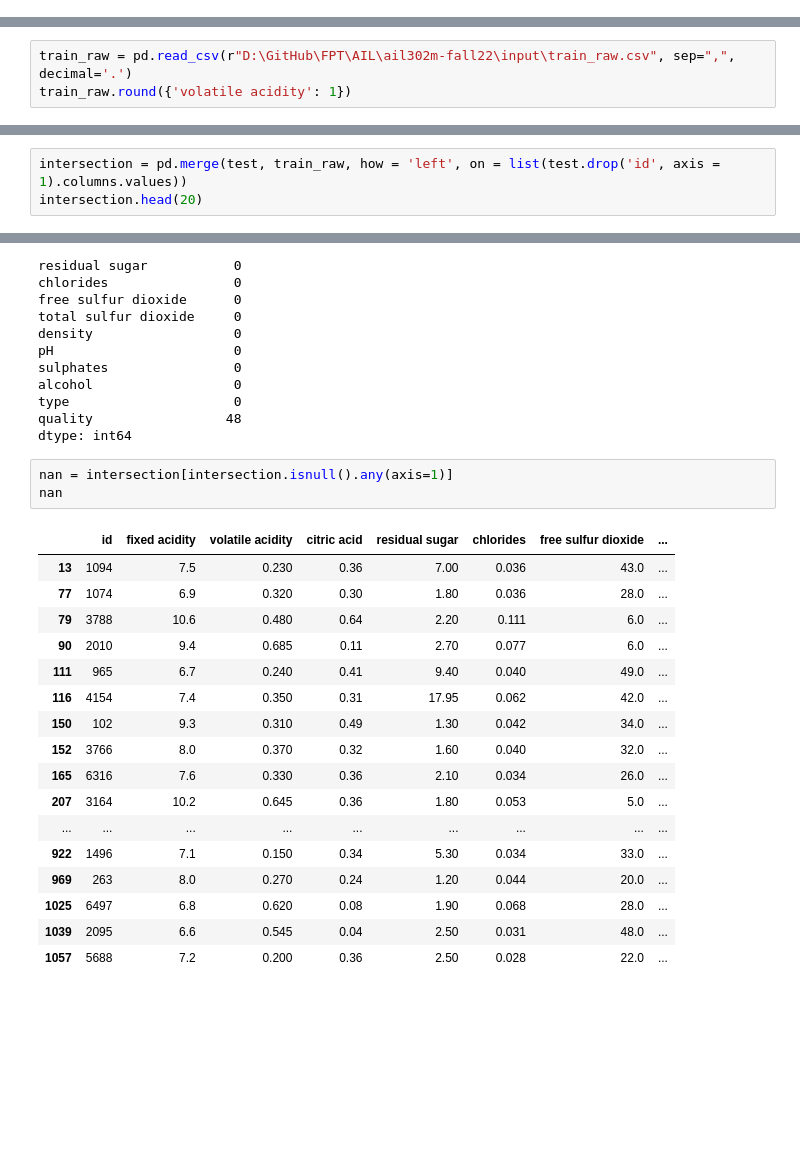
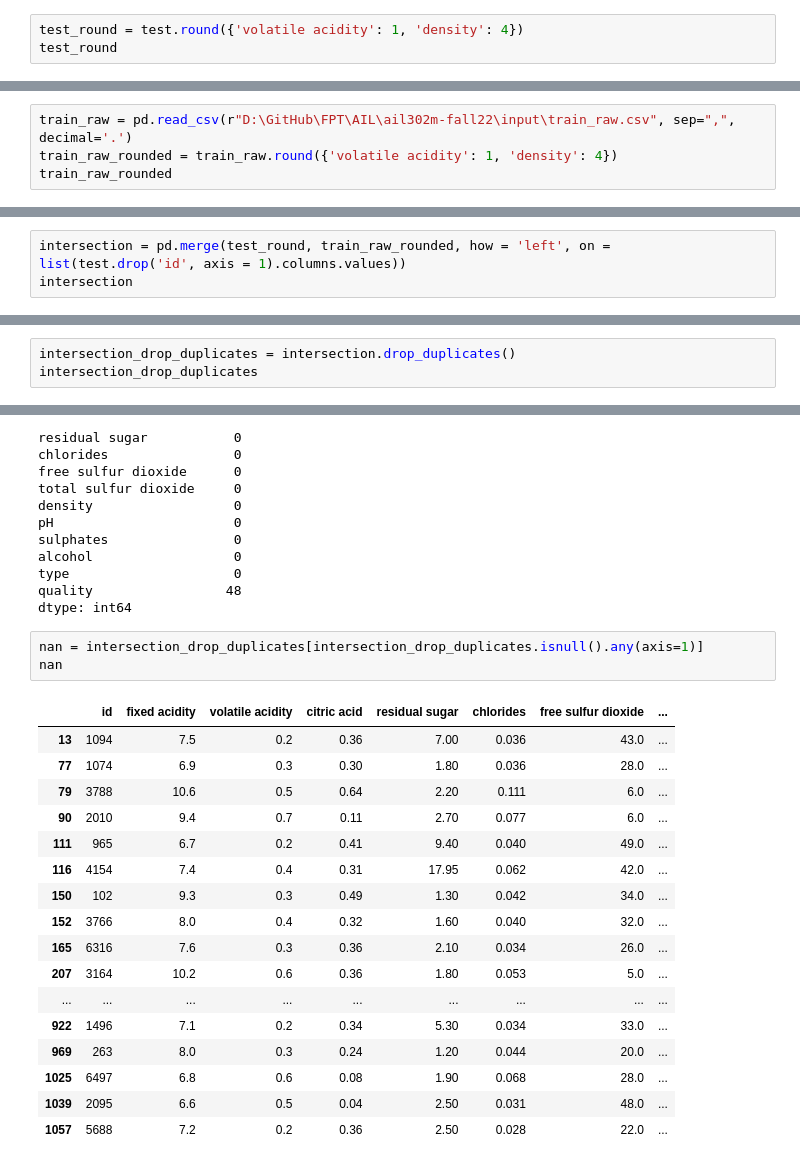
Before and after one commit to Z3r4t05/FPT, a Jupyter notebook: AIL/ail302m-fall22/test_train_data.ipynb, the cells around one changed output, grey strips where cells are left out. Cells and saved outputs as stored; diff of their text form; blank space fills up the shorter version.

```diff
--- a/AIL/ail302m-fall22/test_train_data.ipynb
+++ b/AIL/ail302m-fall22/test_train_data.ipynb
@@ -22,0 +9,3 @@ test
+# %%
+test_round = test.round({'volatile acidity': 1, 'density': 4})
+test_round
@@ -39,7 +42,8 @@ train
 6714 rows × 13 columns
 # %%
 train_raw = pd.read_csv(r"D:\GitHub\FPT\AIL\ail302m-fall22\input\train_raw.csv", sep=",", decimal='.')
-train_raw.round({'volatile acidity': 1})
+train_raw_rounded = train_raw.round({'volatile acidity': 1, 'density': 4})
+train_raw_rounded
 # %% [output]
 |  | type | fixed acidity | volatile acidity | citric acid | residual sugar | chlorides | free sulfur dioxide | ... |
 | 0 | white | 6.2 | 0.2 | 0.25 | 15.0 | 0.055 | 8.0 | ... |
@@ -63,7 +67,7 @@ array(['fixed acidity', 'volatile acidity', 'citric acid',
        'total sulfur dioxide', 'density', 'pH', 'sulphates', 'alcohol',
        'quality', 'type'], dtype=object)
 # %%
-intersection = pd.merge(test, train_raw, how = 'left', on = list(test.drop('id', axis = 1).columns.values))
-intersection.head(20)
+intersection = pd.merge(test_round, train_raw_rounded, how = 'left', on = list(test.drop('id', axis = 1).columns.values))
+intersection
 # %% [output]
 |  | id | fixed acidity | volatile acidity | citric acid | residual sugar | chlorides | free sulfur dioxide | ... |
@@ -85,0 +86,3 @@ intersection.head(20)
+# %%
+intersection_drop_duplicates = intersection.drop_duplicates()
+intersection_drop_duplicates
@@ -120,24 +137,24 @@ type                     0
 quality                 48
 dtype: int64
 # %%
-nan = intersection[intersection.isnull().any(axis=1)]
+nan = intersection_drop_duplicates[intersection_drop_duplicates.isnull().any(axis=1)]
 nan
 # %% [output]
 |  | id | fixed acidity | volatile acidity | citric acid | residual sugar | chlorides | free sulfur dioxide | ... |
-| 13 | 1094 | 7.5 | 0.230 | 0.36 | 7.00 | 0.036 | 43.0 | ... |
-| 77 | 1074 | 6.9 | 0.320 | 0.30 | 1.80 | 0.036 | 28.0 | ... |
-| 79 | 3788 | 10.6 | 0.480 | 0.64 | 2.20 | 0.111 | 6.0 | ... |
-| 90 | 2010 | 9.4 | 0.685 | 0.11 | 2.70 | 0.077 | 6.0 | ... |
-| 111 | 965 | 6.7 | 0.240 | 0.41 | 9.40 | 0.040 | 49.0 | ... |
-| 116 | 4154 | 7.4 | 0.350 | 0.31 | 17.95 | 0.062 | 42.0 | ... |
-| 150 | 102 | 9.3 | 0.310 | 0.49 | 1.30 | 0.042 | 34.0 | ... |
-| 152 | 3766 | 8.0 | 0.370 | 0.32 | 1.60 | 0.040 | 32.0 | ... |
-| 165 | 6316 | 7.6 | 0.330 | 0.36 | 2.10 | 0.034 | 26.0 | ... |
-| 207 | 3164 | 10.2 | 0.645 | 0.36 | 1.80 | 0.053 | 5.0 | ... |
+| 13 | 1094 | 7.5 | 0.2 | 0.36 | 7.00 | 0.036 | 43.0 | ... |
+| 77 | 1074 | 6.9 | 0.3 | 0.30 | 1.80 | 0.036 | 28.0 | ... |
+| 79 | 3788 | 10.6 | 0.5 | 0.64 | 2.20 | 0.111 | 6.0 | ... |
+| 90 | 2010 | 9.4 | 0.7 | 0.11 | 2.70 | 0.077 | 6.0 | ... |
+| 111 | 965 | 6.7 | 0.2 | 0.41 | 9.40 | 0.040 | 49.0 | ... |
+| 116 | 4154 | 7.4 | 0.4 | 0.31 | 17.95 | 0.062 | 42.0 | ... |
+| 150 | 102 | 9.3 | 0.3 | 0.49 | 1.30 | 0.042 | 34.0 | ... |
+| 152 | 3766 | 8.0 | 0.4 | 0.32 | 1.60 | 0.040 | 32.0 | ... |
+| 165 | 6316 | 7.6 | 0.3 | 0.36 | 2.10 | 0.034 | 26.0 | ... |
+| 207 | 3164 | 10.2 | 0.6 | 0.36 | 1.80 | 0.053 | 5.0 | ... |
 | ... | ... | ... | ... | ... | ... | ... | ... | ... |
-| 922 | 1496 | 7.1 | 0.150 | 0.34 | 5.30 | 0.034 | 33.0 | ... |
-| 969 | 263 | 8.0 | 0.270 | 0.24 | 1.20 | 0.044 | 20.0 | ... |
-| 1025 | 6497 | 6.8 | 0.620 | 0.08 | 1.90 | 0.068 | 28.0 | ... |
-| 1039 | 2095 | 6.6 | 0.545 | 0.04 | 2.50 | 0.031 | 48.0 | ... |
-| 1057 | 5688 | 7.2 | 0.200 | 0.36 | 2.50 | 0.028 | 22.0 | ... |
+| 922 | 1496 | 7.1 | 0.2 | 0.34 | 5.30 | 0.034 | 33.0 | ... |
+| 969 | 263 | 8.0 | 0.3 | 0.24 | 1.20 | 0.044 | 20.0 | ... |
+| 1025 | 6497 | 6.8 | 0.6 | 0.08 | 1.90 | 0.068 | 28.0 | ... |
+| 1039 | 2095 | 6.6 | 0.5 | 0.04 | 2.50 | 0.031 | 48.0 | ... |
+| 1057 | 5688 | 7.2 | 0.2 | 0.36 | 2.50 | 0.028 | 22.0 | ... |
 # %%
```
Also changed, not shown: parts of 10 cells of this notebook, 4 other files.
